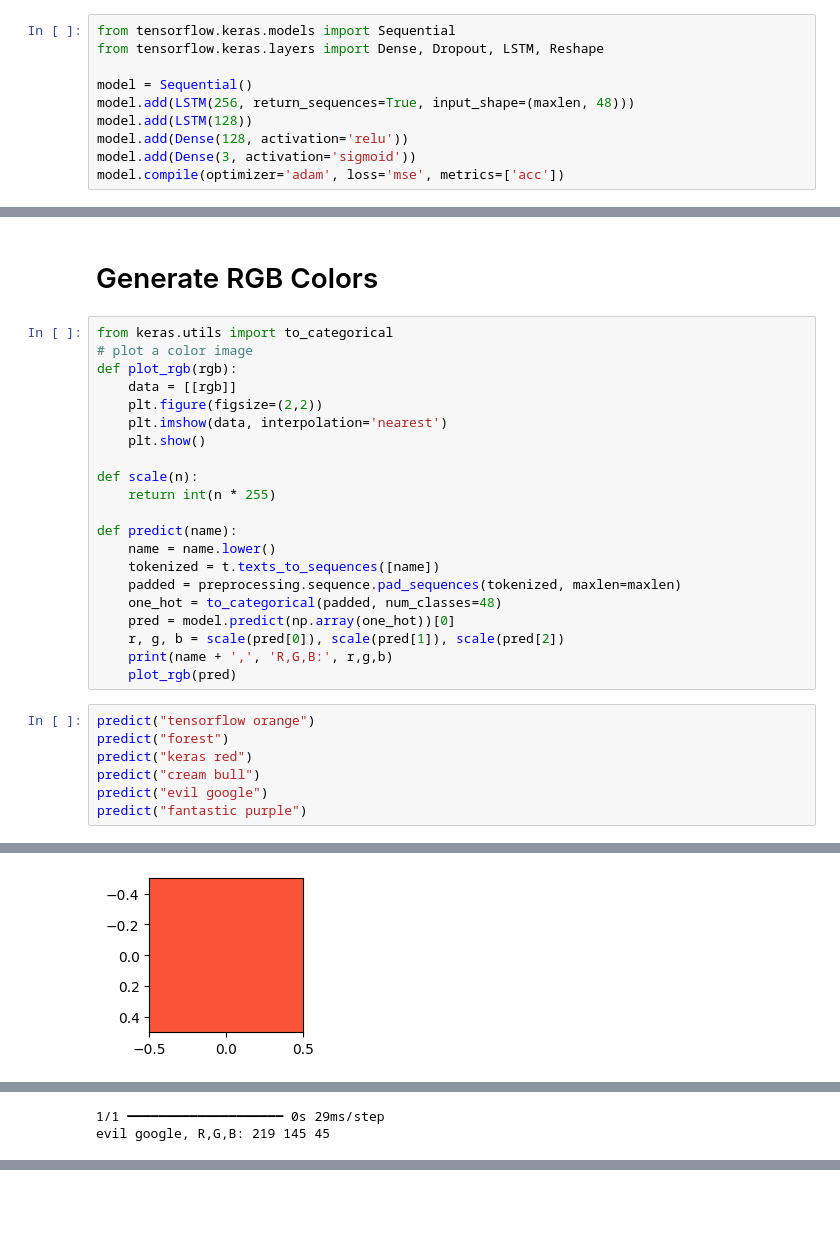
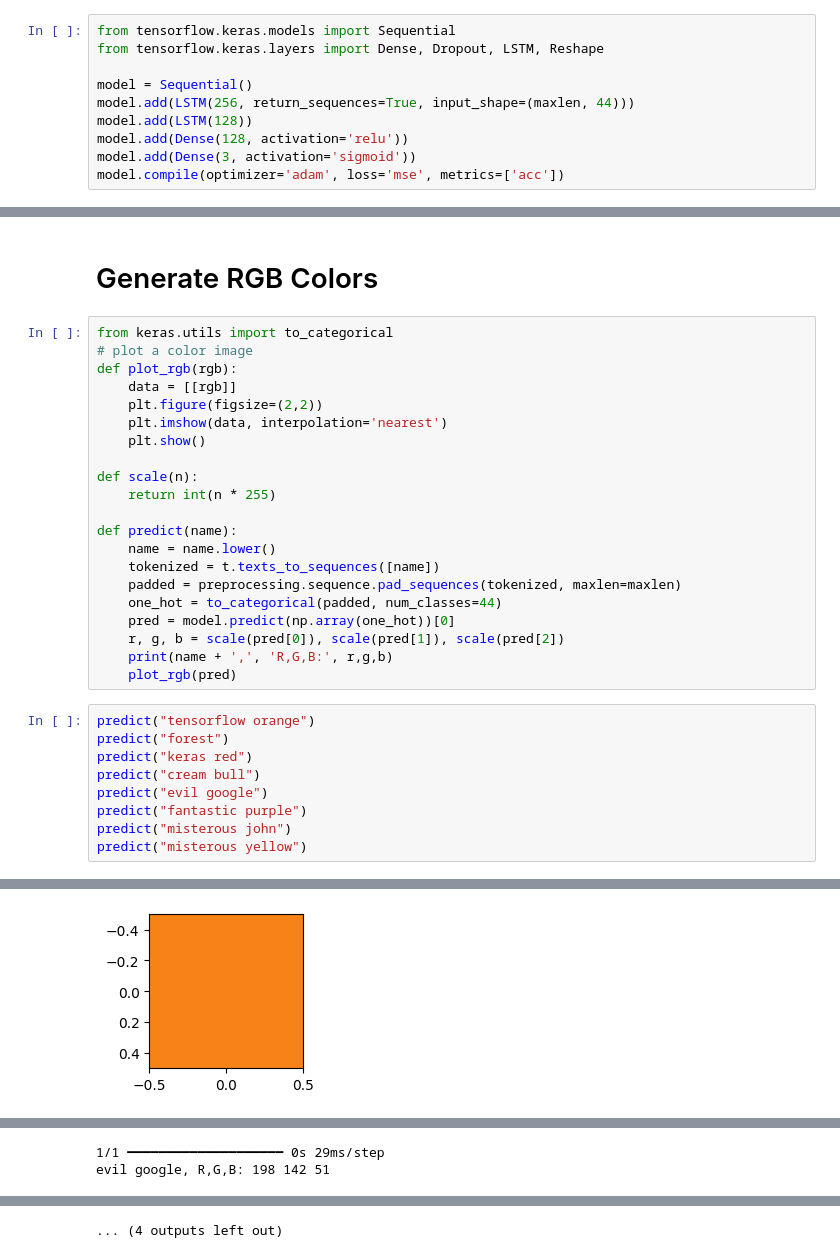
Before and after one commit to SoLNajle/keras_generate_colors, a Jupyter notebook: 01 - ML.ipynb, the cells around one changed output, grey strips where cells are left out. Saved outputs shown, nothing was run; the diff lists cells and outputs as text; blank space fills up the shorter version.

```diff
--- a/01 - ML.ipynb
+++ b/01 - ML.ipynb
@@ -83,7 +97,7 @@ from tensorflow.keras.models import Sequential
 from tensorflow.keras.layers import Dense, Dropout, LSTM, Reshape
 
 model = Sequential()
-model.add(LSTM(256, return_sequences=True, input_shape=(maxlen, 48)))
+model.add(LSTM(256, return_sequences=True, input_shape=(maxlen, 44)))
 model.add(LSTM(128))
 model.add(Dense(128, activation='relu'))
 model.add(Dense(3, activation='sigmoid'))
@@ -190,7 +204,7 @@ def predict(name):
     name = name.lower()
     tokenized = t.texts_to_sequences([name])
     padded = preprocessing.sequence.pad_sequences(tokenized, maxlen=maxlen)
-    one_hot = to_categorical(padded, num_classes=48)
+    one_hot = to_categorical(padded, num_classes=44)
     pred = model.predict(np.array(one_hot))[0]
     r, g, b = scale(pred[0]), scale(pred[1]), scale(pred[2])
     print(name + ',', 'R,G,B:', r,g,b)
@@ -202,4 +216,6 @@ predict("keras red")
 predict("cream bull")
 predict("evil google")
 predict("fantastic purple")
+predict("misterous john")
+predict("misterous yellow")
 # %% [output]
@@ -208 +224 @@ tensorflow orange, R,G,B: 249 84 56
-[figure, old version]
+[figure, new version]
@@ -218,3 +234,3 @@ cream bull, R,G,B: 202 123 167
 1/1 ━━━━━━━━━━━━━━━━━━━━ 0s 29ms/step
-evil google, R,G,B: 219 145 45
+evil google, R,G,B: 198 142 51
 [figure]
@@ -223,0 +240 @@ fantastic purple, R,G,B: 149 34 143
+... (4 outputs left out)
```
Also changed, not shown: parts of 13 cells of this notebook, 2 other files.
